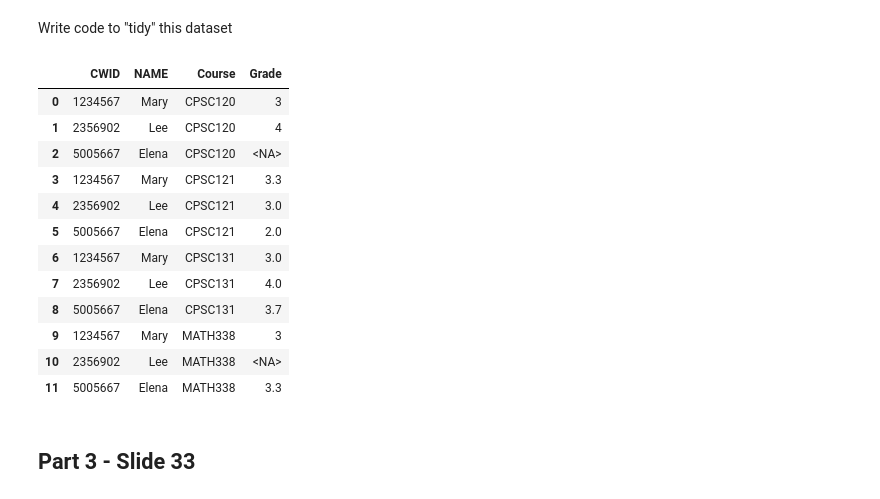
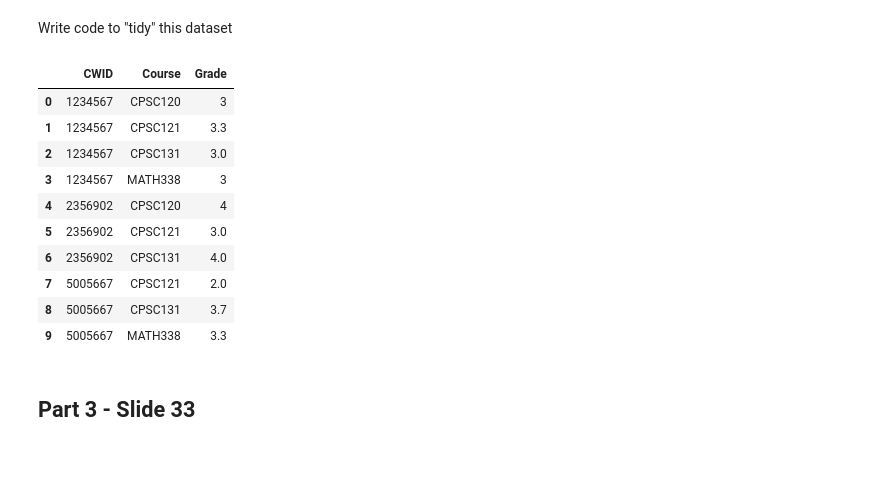
Before and after one commit to Avelez164/Data-Science-Big-Data, a Jupyter notebook: wrangling_tidy.ipynb, the cells around one changed output. Cells and saved outputs as stored; diff of their text form; code cells hidden in the pictures; blank space fills up the shorter version.

```diff
--- a/wrangling_tidy.ipynb
+++ b/wrangling_tidy.ipynb
@@ -174,34 +174,42 @@ Write code to "tidy" this dataset
 # %%
 grades = pd.DataFrame(
   dict(
     CWID=(1234567, 2356902, 5005667),
     NAME=("Mary", "Lee", "Elena"),
     CPSC120=(3, 4, pd.NA),
     CPSC121=(3.3, 3, 2),
     CPSC131=(3, 4, 3.7),
     MATH338=(3, pd.NA, 3.3),
   )
 )
 
-grades.melt(
-id_vars=['CWID', 'NAME'],
-value_vars=grades.columns.drop(['CWID', 'NAME']),
-var_name='Course',
-value_name='Grade')
+
+(
+    grades.melt(
+        id_vars=["CWID"],
+        value_vars=(["CPSC120", "CPSC121", "CPSC131", "MATH338"]),
+        var_name="Course",
+        value_name="Grade",
+    )
+    .dropna()
+    #.groupby("CWID")
+    #.agg({"Grade": "mean"})
+    .sort_values("CWID")
+    .reset_index()   #drop=True)
+    .drop('index', axis=1)
+ )
 # %% [output]
-|  | CWID | NAME | Course | Grade |
-| 0 | 1234567 | Mary | CPSC120 | 3 |
-| 1 | 2356902 | Lee | CPSC120 | 4 |
-| 2 | 5005667 | Elena | CPSC120 | <NA> |
-| 3 | 1234567 | Mary | CPSC121 | 3.3 |
-| 4 | 2356902 | Lee | CPSC121 | 3.0 |
-| 5 | 5005667 | Elena | CPSC121 | 2.0 |
-| 6 | 1234567 | Mary | CPSC131 | 3.0 |
-| 7 | 2356902 | Lee | CPSC131 | 4.0 |
-| 8 | 5005667 | Elena | CPSC131 | 3.7 |
-| 9 | 1234567 | Mary | MATH338 | 3 |
-| 10 | 2356902 | Lee | MATH338 | <NA> |
-| 11 | 5005667 | Elena | MATH338 | 3.3 |
+|  | CWID | Course | Grade |
+| 0 | 1234567 | CPSC120 | 3 |
+| 1 | 1234567 | CPSC121 | 3.3 |
+| 2 | 1234567 | CPSC131 | 3.0 |
+| 3 | 1234567 | MATH338 | 3 |
+| 4 | 2356902 | CPSC120 | 4 |
+| 5 | 2356902 | CPSC121 | 3.0 |
+| 6 | 2356902 | CPSC131 | 4.0 |
+| 7 | 5005667 | CPSC121 | 2.0 |
+| 8 | 5005667 | CPSC131 | 3.7 |
+| 9 | 5005667 | MATH338 | 3.3 |
 # %% [markdown]
 ## Part 3 - Slide 33
 # %% [markdown]
```
Also changed, not shown: parts of 3 cells of this notebook.
